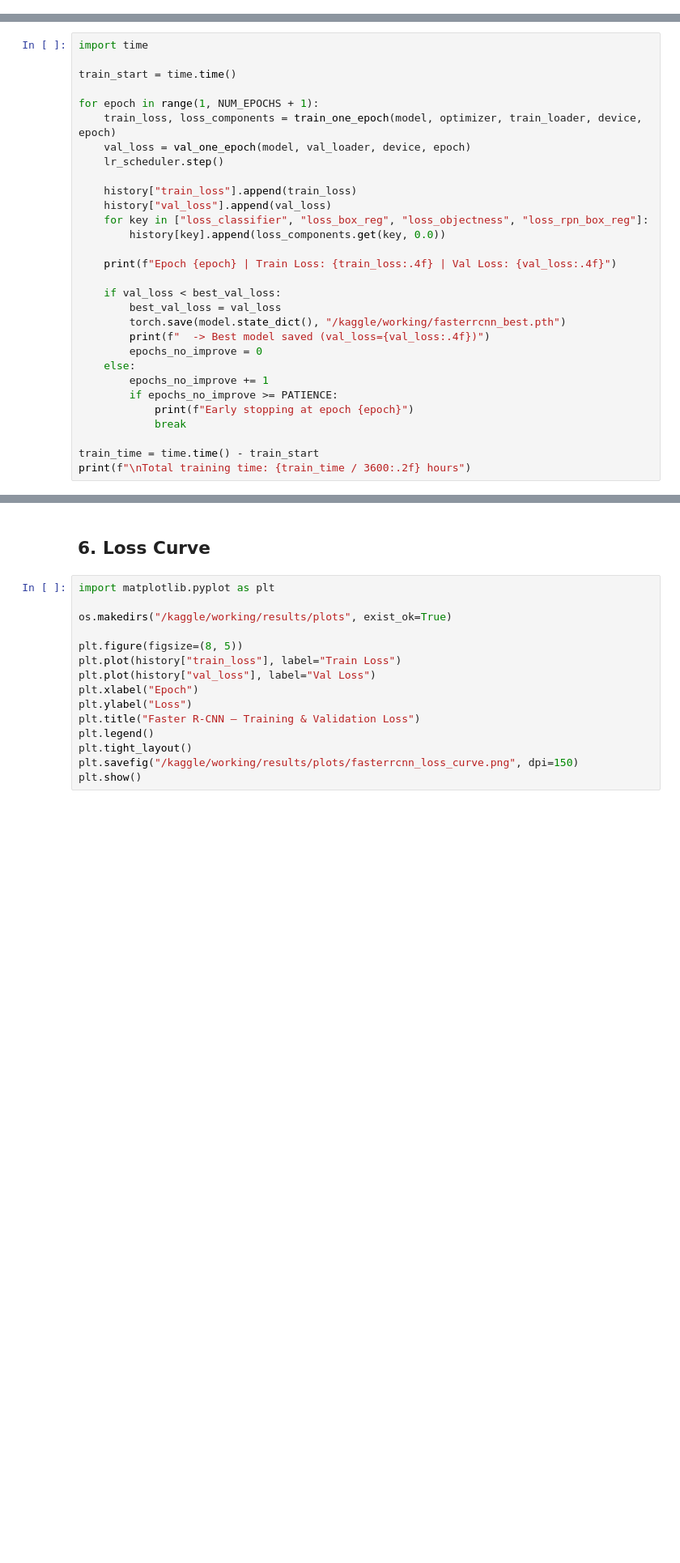
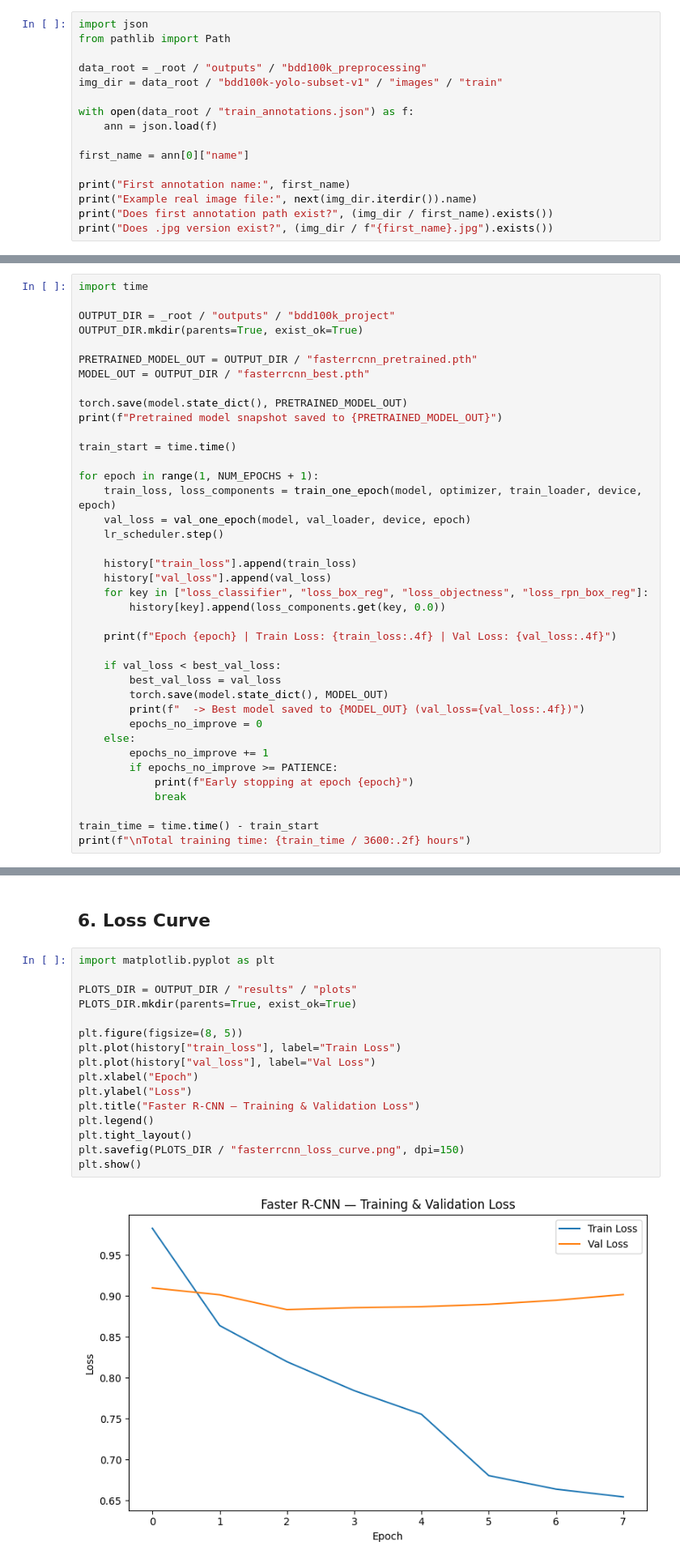
Before and after one commit to amarahatta/Object-Detection, a Jupyter notebook: notebooks/04_train_fasterrcnn.ipynb, the cells around one changed output, grey strips where cells are left out. Shown at 81% size. Saved outputs shown, nothing was run; the diff lists cells and outputs as text; blank space fills up the shorter version.

```diff
--- a/notebooks/04_train_fasterrcnn.ipynb
+++ b/notebooks/04_train_fasterrcnn.ipynb
@@ -77,3 +77,19 @@ print(f"Val samples: {len(val_dataset)}")
 # %% [output]
 Train samples: 7000
 Val samples: 1500
+# %%
+import json
+from pathlib import Path
+
+data_root = _root / "outputs" / "bdd100k_preprocessing"
+img_dir = data_root / "bdd100k-yolo-subset-v1" / "images" / "train"
+
+with open(data_root / "train_annotations.json") as f:
+    ann = json.load(f)
+
+first_name = ann[0]["name"]
+
+print("First annotation name:", first_name)
+print("Example real image file:", next(img_dir.iterdir()).name)
+print("Does first annotation path exist?", (img_dir / first_name).exists())
+print("Does .jpg version exist?", (img_dir / f"{first_name}.jpg").exists())
@@ -124,6 +150,15 @@ history = {
 }
 # %%
 import time
+
+OUTPUT_DIR = _root / "outputs" / "bdd100k_project"
+OUTPUT_DIR.mkdir(parents=True, exist_ok=True)
+
+PRETRAINED_MODEL_OUT = OUTPUT_DIR / "fasterrcnn_pretrained.pth"
+MODEL_OUT = OUTPUT_DIR / "fasterrcnn_best.pth"
+
+torch.save(model.state_dict(), PRETRAINED_MODEL_OUT)
+print(f"Pretrained model snapshot saved to {PRETRAINED_MODEL_OUT}")
 
 train_start = time.time()
 
@@ -141,8 +176,8 @@ for epoch in range(1, NUM_EPOCHS + 1):
 
     if val_loss < best_val_loss:
         best_val_loss = val_loss
-        torch.save(model.state_dict(), "/kaggle/working/fasterrcnn_best.pth")
-        print(f"  -> Best model saved (val_loss={val_loss:.4f})")
+        torch.save(model.state_dict(), MODEL_OUT)
+        print(f"  -> Best model saved to {MODEL_OUT} (val_loss={val_loss:.4f})")
         epochs_no_improve = 0
     else:
         epochs_no_improve += 1
@@ -157,17 +208,20 @@ print(f"\nTotal training time: {train_time / 3600:.2f} hours")
 # %%
 import matplotlib.pyplot as plt
 
-os.makedirs("/kaggle/working/results/plots", exist_ok=True)
+PLOTS_DIR = OUTPUT_DIR / "results" / "plots"
+PLOTS_DIR.mkdir(parents=True, exist_ok=True)
 
 plt.figure(figsize=(8, 5))
 plt.plot(history["train_loss"], label="Train Loss")
 plt.plot(history["val_loss"], label="Val Loss")
 plt.xlabel("Epoch")
 plt.ylabel("Loss")
 plt.title("Faster R-CNN — Training & Validation Loss")
 plt.legend()
 plt.tight_layout()
-plt.savefig("/kaggle/working/results/plots/fasterrcnn_loss_curve.png", dpi=150)
+plt.savefig(PLOTS_DIR / "fasterrcnn_loss_curve.png", dpi=150)
 plt.show()
+# %% [output]
+[figure, added]
 # %% [markdown]
 ## 7. Save Outputs
```
Also changed, not shown: parts of 7 cells of this notebook, 4 other files.
